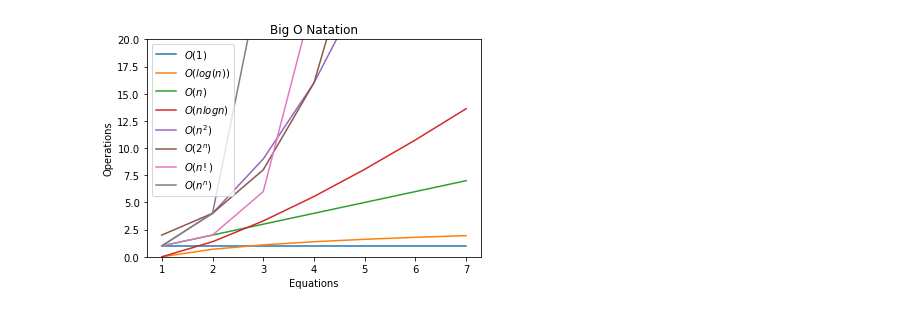
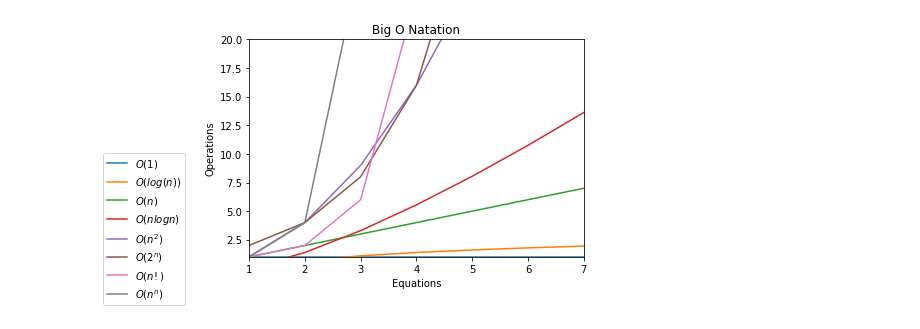
Before and after one commit to carterrxavier/numpy-pandas-visualization-exercises, a Jupyter notebook: big_o_notation.ipynb, the cells around one changed output. Cells and saved outputs as stored; diff of their text form; code cells hidden in the pictures.

```diff
--- a/big_o_notation.ipynb
+++ b/big_o_notation.ipynb
@@ -4,38 +4,47 @@ import matplotlib.pyplot  as plt
 # %%
+
 
 plt.title('Big O Natation')
 plt.xlabel('Equations')
 plt.ylabel('Operations')
+
 
 
 x = range(1,8)
 y = [ (0*x) + 1 for x in x]
 plt.plot(x,y,label = "$O(1)$")
 
 
 y = [math.log(x) for x in x]
 plt.plot(x,y,label = "$O(log (n))$")
 
 y = [x for x in x]
 plt.plot(x,y,label = "$O(n)$")
 
 y = [x * math.log(x)  for x in x]
 plt.plot(x,y,label = "$O(n log n)$")
 
 y = [x**2 for x in x]
 plt.plot(x,y,label = "$O(n^2)$")
 
 y = [2**x for x in x]
 plt.plot(x,y, label = "$O(2^n)$")
 
 y = [math.factorial(x) for x in x]
 plt.plot(x,y, label = "$O(n!)$")
 
 y = [(x**x) for x in x]
 plt.plot(x,y, label = "$O(n^n)$")
-plt.ylim(0,20)
 
-plt.legend()
+
+
+
+plt.legend(bbox_to_anchor=(-.175, 0.5))
+plt.xlim(1,7)
+plt.ylim(1,20)
+
+
+
 plt.show()
 # %% [output]
-[figure, old version]
+[figure, new version]
```
Also changed, not shown: parts of 1 cell of this notebook.
